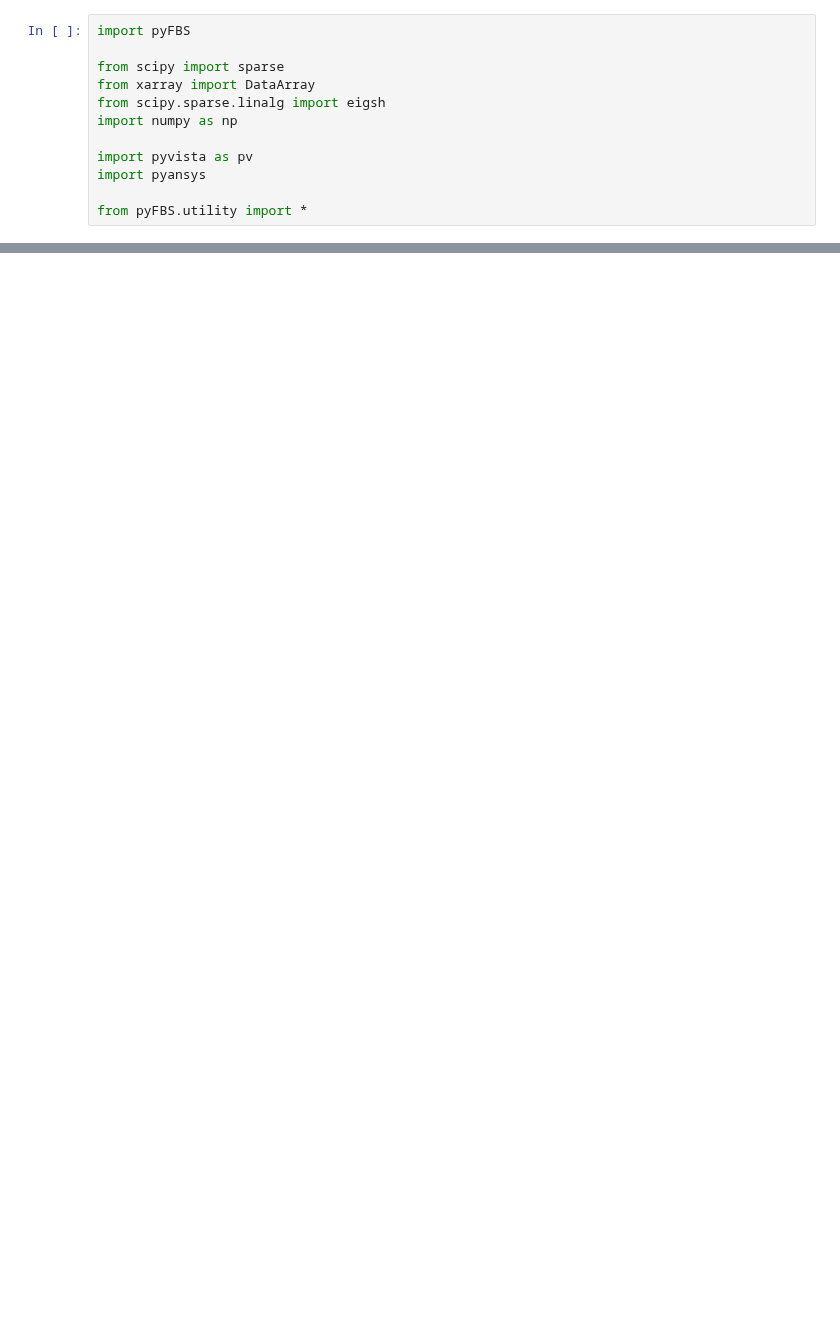
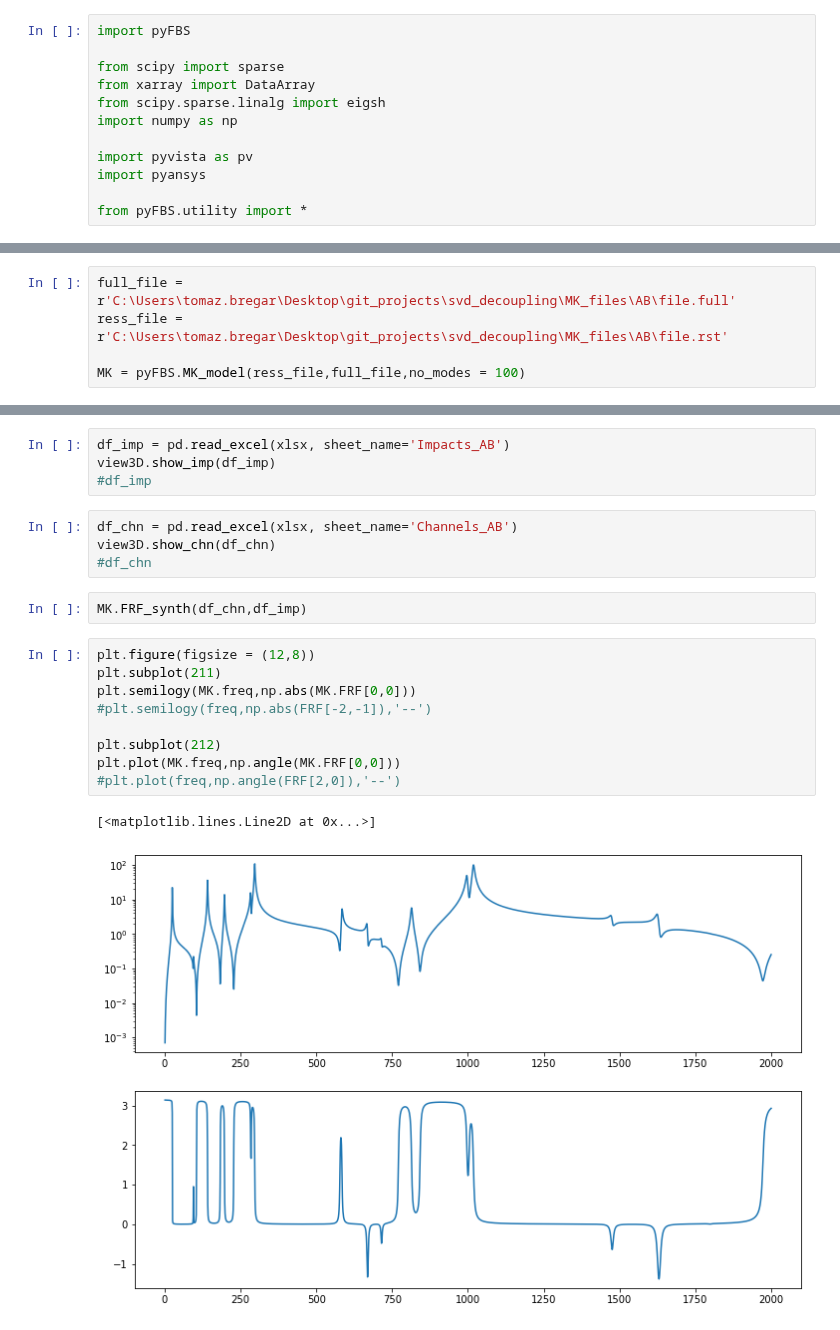
Before and after one commit to yannikmadeheim-del/pyFBS-nonlinear, a Jupyter notebook: examples/MCK_Engine_mount.ipynb, the cells around one changed output, grey strips where cells are left out. Drawn from its saved outputs; the diff is of its cells as text; blank space fills up the shorter version.

```diff
--- a/examples/MCK_Engine_mount.ipynb
+++ b/examples/MCK_Engine_mount.ipynb
@@ -76,2 +23,7 @@ k, m, dof_reference_table, ndof_per_node, nodes_and_coordinates = read_ansys_ful
+# %%
+full_file = r'C:\Users\tomaz.bregar\Desktop\git_projects\svd_decoupling\MK_files\AB\file.full'
+ress_file = r'C:\Users\tomaz.bregar\Desktop\git_projects\svd_decoupling\MK_files\AB\file.rst'
+
+MK = pyFBS.MK_model(ress_file,full_file,no_modes = 100)
 # %%
 view3D = pyFBS.display.view3D()
@@ -111 +54,23 @@ mode_dict["fps"] = 30
 view3D.add_modeshape(mode_dict,run_animation = True)
+# %%
+df_imp = pd.read_excel(xlsx, sheet_name='Impacts_AB')
+view3D.show_imp(df_imp)
+#df_imp
+# %%
+df_chn = pd.read_excel(xlsx, sheet_name='Channels_AB')
+view3D.show_chn(df_chn)
+#df_chn
+# %%
+MK.FRF_synth(df_chn,df_imp)
+# %%
+plt.figure(figsize = (12,8))
+plt.subplot(211)
+plt.semilogy(MK.freq,np.abs(MK.FRF[0,0]))
+#plt.semilogy(freq,np.abs(FRF[-2,-1]),'--')
+
+plt.subplot(212)
+plt.plot(MK.freq,np.angle(MK.FRF[0,0]))
+#plt.plot(freq,np.angle(FRF[2,0]),'--')
+# %% [output]
+[<matplotlib.lines.Line2D at 0x...>]
+[figure, added]
```
Also changed, not shown: parts of 19 cells of this notebook, 7 other files.
